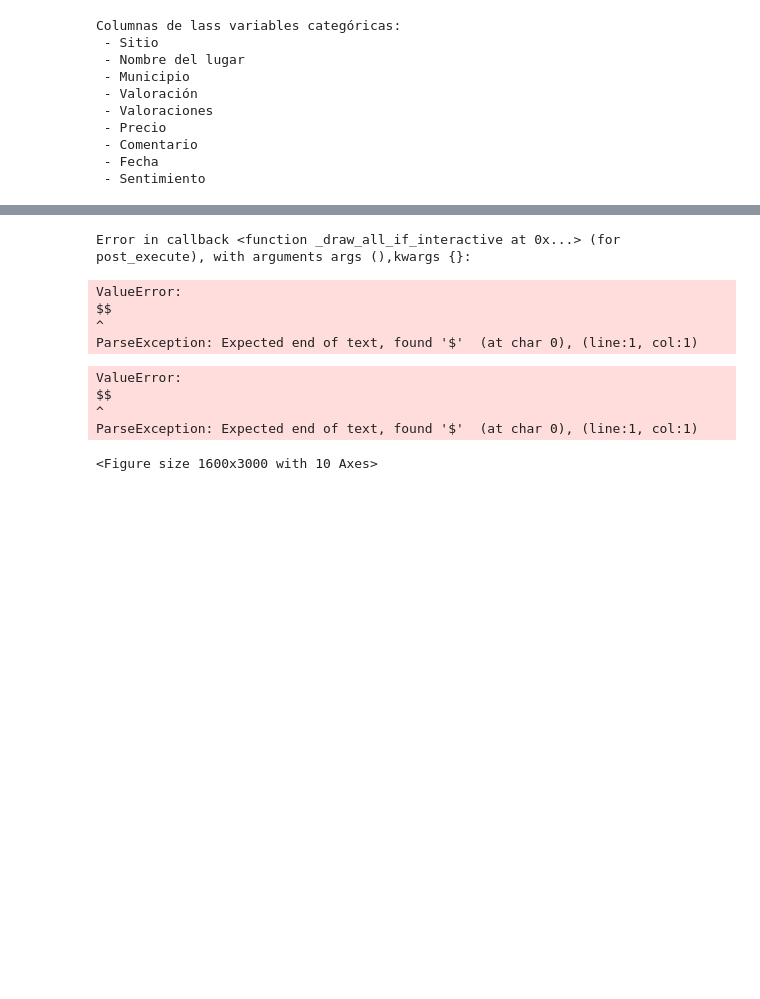
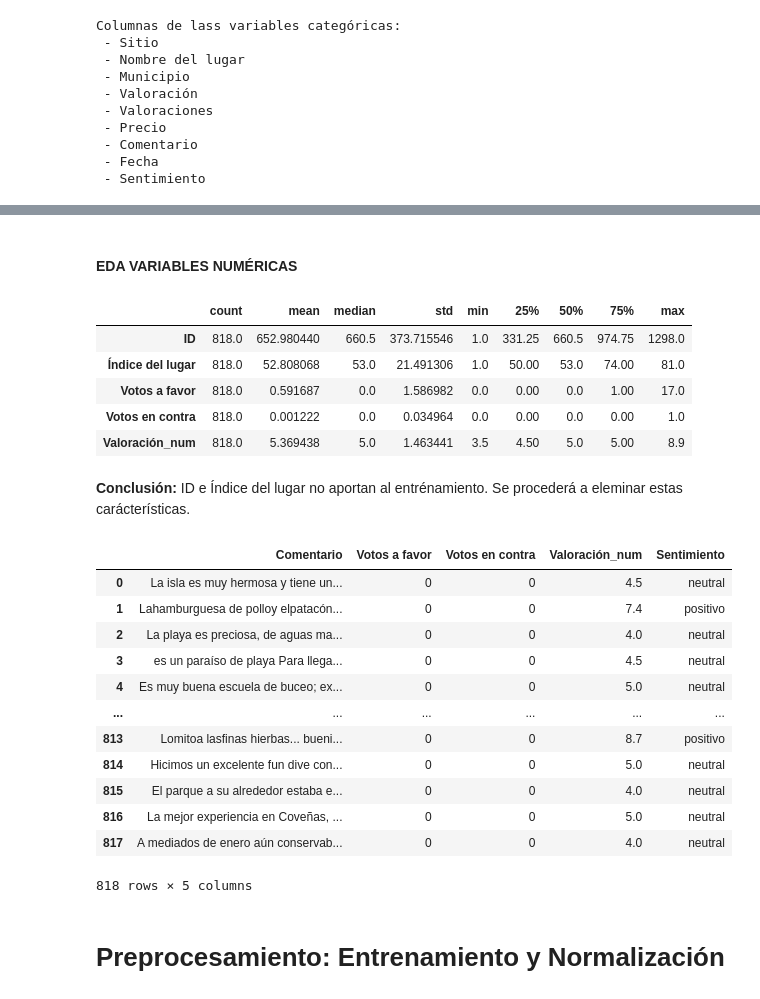
Before and after one commit to Jaider808/Traveler-Insights, a Jupyter notebook: traveler-insights.ipynb, the cells around one changed output, grey strips where cells are left out. Drawn from its saved outputs; the diff is of its cells as text; code cells hidden in the pictures; blank space fills up the shorter version.

```diff
--- a/traveler-insights.ipynb
+++ b/traveler-insights.ipynb
@@ -246,0 +271,3 @@ def graficos_eda_categoricos(cat):
+# %%
+data_train = data_train.drop(columns=[ 'Sitio', 'Nombre del lugar', 'Municipio', 'Valoración', 'Valoraciones', 'Precio', 'Fecha'])
+data_train.select_dtypes('O')
@@ -246,0 +288,2 @@ def graficos_eda_categoricos(cat):
+# %% [markdown]
+#### EDA VARIABLES NUMÉRICAS
@@ -247,13 +300,30 @@ def graficos_eda_categoricos(cat):
 # %%
-graficos_eda_categoricos(data_train.select_dtypes('O'))
+estadisticos_cont(data_train.select_dtypes('number'))
 # %% [output]
-Error in callback <function _draw_all_if_interactive at 0x...> (for post_execute), with arguments args (),kwargs {}:
-ValueError:
-$$
-^
-ParseException: Expected end of text, found '$'  (at char 0), (line:1, col:1)
-ValueError:
-$$
-^
-ParseException: Expected end of text, found '$'  (at char 0), (line:1, col:1)
-<Figure size 1600x3000 with 10 Axes>
+|  | count | mean | median | std | min | 25% | 50% | 75% | max |
+| ID | 818.0 | 652.980440 | 660.5 | 373.715546 | 1.0 | 331.25 | 660.5 | 974.75 | 1298.0 |
+| Índice del lugar | 818.0 | 52.808068 | 53.0 | 21.491306 | 1.0 | 50.00 | 53.0 | 74.00 | 81.0 |
+| Votos a favor | 818.0 | 0.591687 | 0.0 | 1.586982 | 0.0 | 0.00 | 0.0 | 1.00 | 17.0 |
+| Votos en contra | 818.0 | 0.001222 | 0.0 | 0.034964 | 0.0 | 0.00 | 0.0 | 0.00 | 1.0 |
+| Valoración_num | 818.0 | 5.369438 | 5.0 | 1.463441 | 3.5 | 4.50 | 5.0 | 5.00 | 8.9 |
+# %% [markdown]
+**Conclusión:** ID e Índice del lugar no aportan al entrénamiento. Se procederá a eleminar estas carácterísticas.
+# %%
+data_train = data_train.drop(columns=[ 'ID', 'Índice del lugar'])
+data_train
+# %% [output]
+|  | Comentario | Votos a favor | Votos en contra | Valoración_num | Sentimiento |
+| 0 | La isla es muy hermosa y tiene un... | 0 | 0 | 4.5 | neutral |
+| 1 | Lahamburguesa de polloy elpatacón... | 0 | 0 | 7.4 | positivo |
+| 2 | La playa es preciosa, de aguas ma... | 0 | 0 | 4.0 | neutral |
+| 3 | es un paraíso de playa Para llega... | 0 | 0 | 4.5 | neutral |
+| 4 | Es muy buena escuela de buceo; ex... | 0 | 0 | 5.0 | neutral |
+| ... | ... | ... | ... | ... | ... |
+| 813 | Lomitoa lasfinas hierbas... bueni... | 0 | 0 | 8.7 | positivo |
+| 814 | Hicimos un excelente fun dive con... | 0 | 0 | 5.0 | neutral |
+| 815 | El parque a su alrededor estaba e... | 0 | 0 | 4.0 | neutral |
+| 816 | La mejor experiencia en Coveñas, ... | 0 | 0 | 5.0 | neutral |
+| 817 | A mediados de enero aún conservab... | 0 | 0 | 4.0 | neutral |
+818 rows × 5 columns
+# %% [markdown]
+# Preprocesamiento: Entrenamiento y Normalización
```
Also changed, not shown: parts of 21 cells of this notebook.
